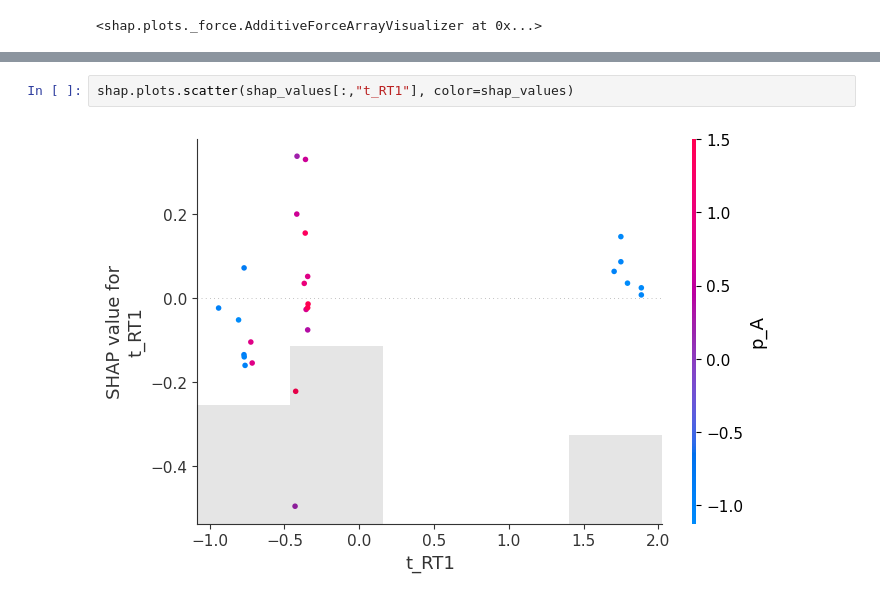
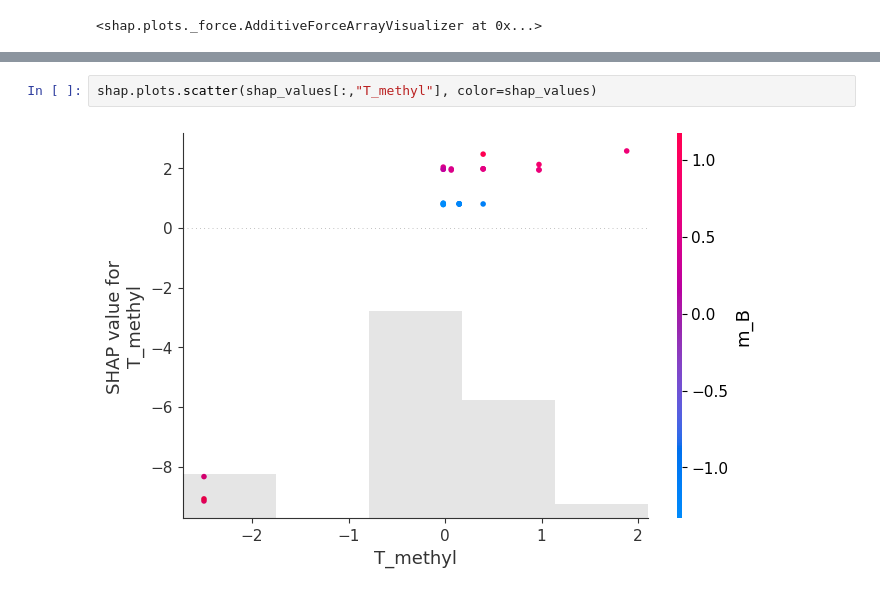
Before and after one commit to zhaisilong/flow, a Jupyter notebook: shap.ipynb, the cells around one changed output, grey strips where cells are left out. Cells and saved outputs as stored; diff of their text form.

```diff
--- a/shap.ipynb
+++ b/shap.ipynb
@@ -56,7 +56,7 @@ shap.plots.scatter(shap_values[:,"m_B"], color=shap_values)
 # %%
-shap.plots.scatter(shap_values[:,"t_RT1"], color=shap_values)
+shap.plots.scatter(shap_values[:,"T_methyl"], color=shap_values)
 # %% [output]
-[figure, old version]
+[figure, new version]
 # %%
 # summarize the effects of all the features
 shap.plots.beeswarm(shap_values)
```
Also changed, not shown: parts of 6 cells of this notebook, 2 other files.
